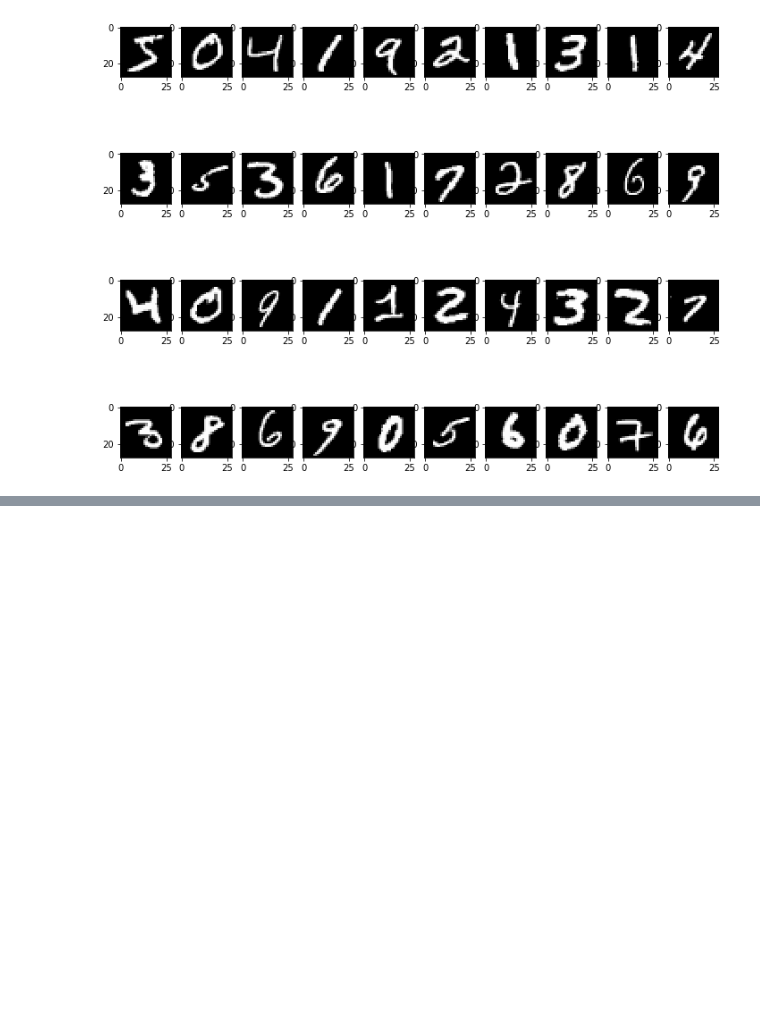
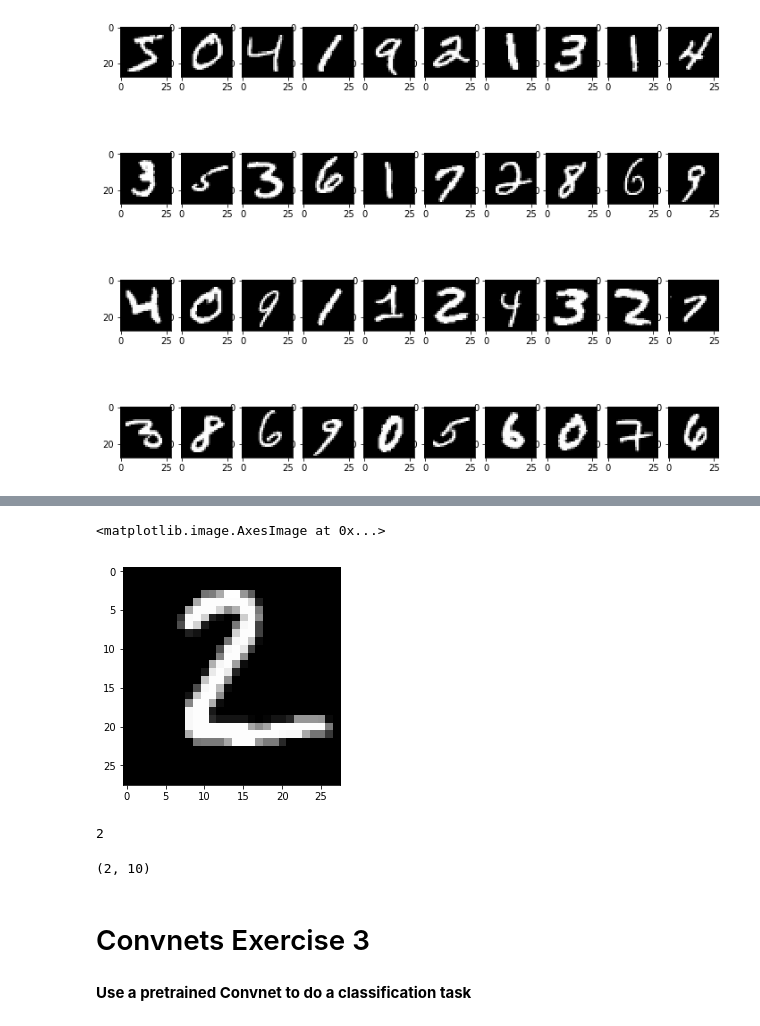
Before and after one commit to sagunkayastha/ILab_Tutorials, a Jupyter notebook: Convolution_Neural_Network.ipynb, the cells around one changed output, grey strips where cells are left out. Saved outputs shown, nothing was run; the diff lists cells and outputs as text; code cells hidden in the pictures; blank space fills up the shorter version.

```diff
--- a/Convolution_Neural_Network.ipynb
+++ b/Convolution_Neural_Network.ipynb
@@ -265,0 +301,17 @@ Epoch 1/1
+# %%
+plt.imshow(X_test[1].reshape((28,28)),interpolation='nearest',cmap='gray')
+# %% [output]
+<matplotlib.image.AxesImage at 0x...>
+[figure, added]
+# %%
+np.argmax(pred[1])
+# %% [output]
+2
+# %%
+pred.shape
+# %% [output]
+(2, 10)
+# %% [markdown]
+# Convnets Exercise 3
+# %% [markdown]
+**Use a pretrained Convnet to do a classification task**
```
Also changed, not shown: parts of 24 cells of this notebook.
